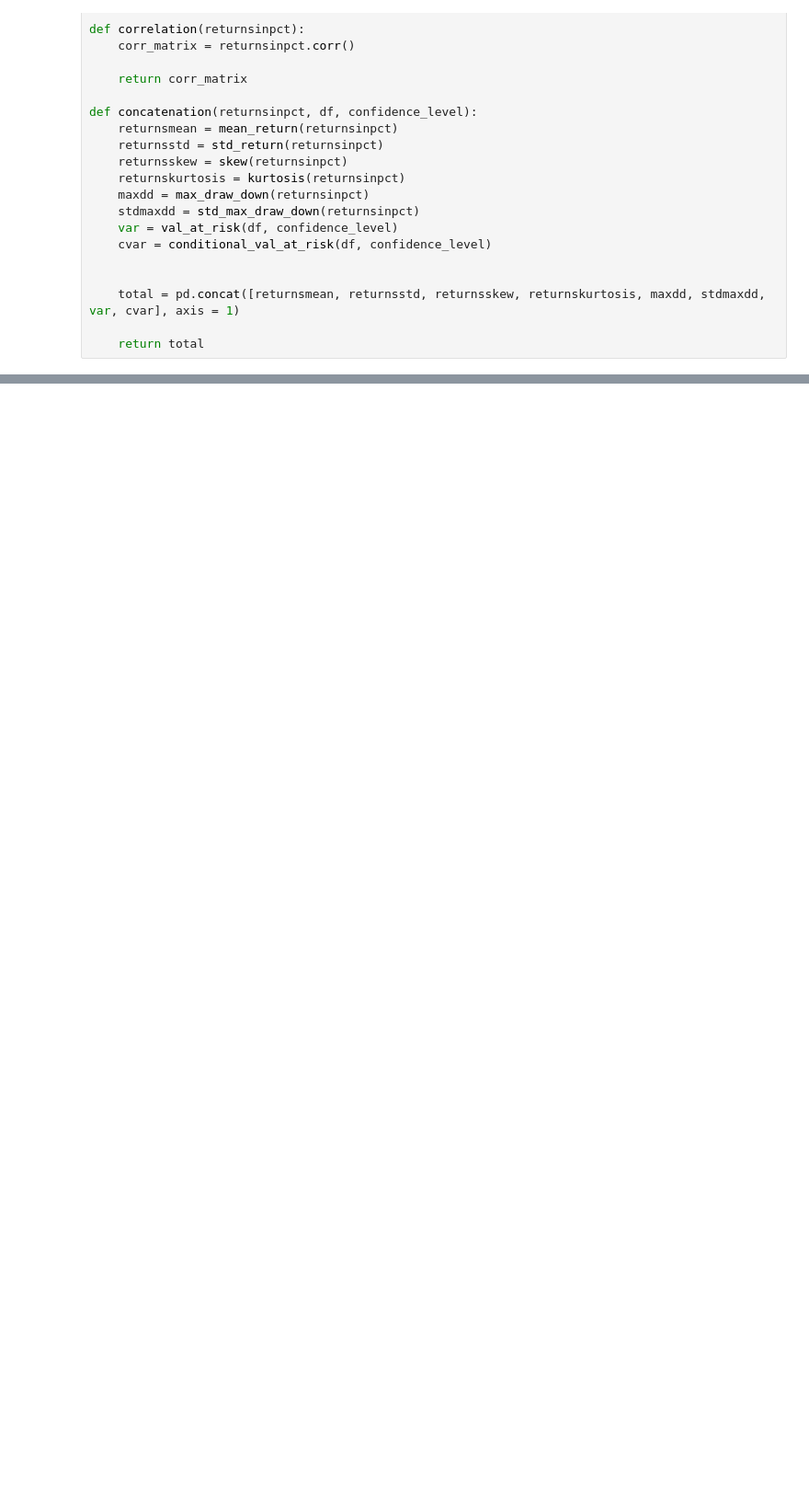
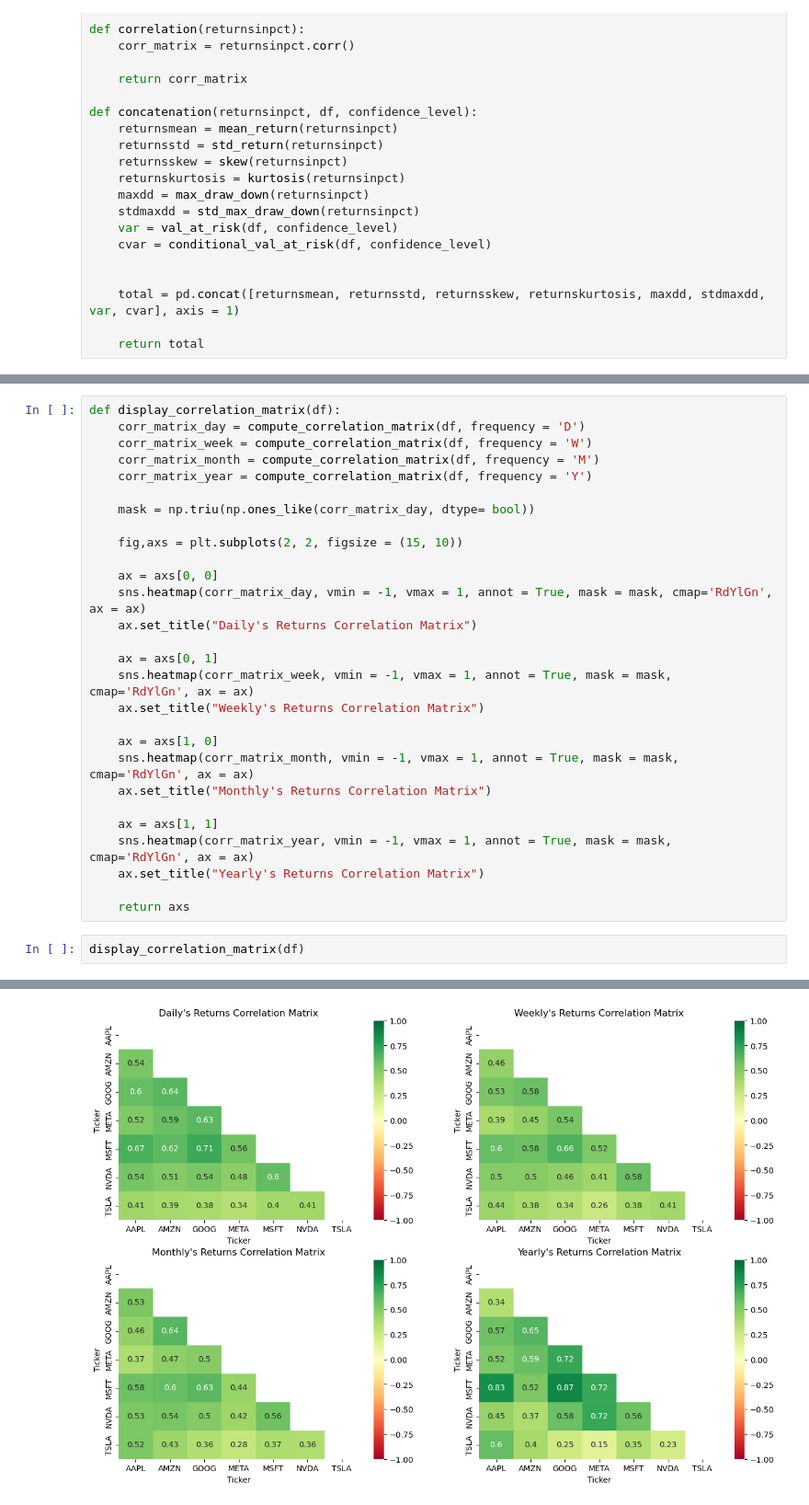
Before and after one commit to AlexandreOnofreDias/Introduction-To-Finance, a Jupyter notebook: Stocks Information.ipynb, the cells around one changed output, grey strips where cells are left out. Shown at 92% size. Saved outputs shown, nothing was run; the diff lists cells and outputs as text; blank space fills up the shorter version.

```diff
--- a/Stocks Information.ipynb
+++ b/Stocks Information.ipynb
@@ -186,0 +240,31 @@ concatenation(df['Adj Close'].pct_change().fillna(0), df, 0.95)
+# %%
+def display_correlation_matrix(df):
+    corr_matrix_day = compute_correlation_matrix(df, frequency = 'D')
+    corr_matrix_week = compute_correlation_matrix(df, frequency = 'W')
+    corr_matrix_month = compute_correlation_matrix(df, frequency = 'M')
+    corr_matrix_year = compute_correlation_matrix(df, frequency = 'Y')
+
+    mask = np.triu(np.ones_like(corr_matrix_day, dtype= bool))
+
+    fig,axs = plt.subplots(2, 2, figsize = (15, 10))
+
+    ax = axs[0, 0]
+    sns.heatmap(corr_matrix_day, vmin = -1, vmax = 1, annot = True, mask = mask, cmap='RdYlGn', ax = ax)
+    ax.set_title("Daily's Returns Correlation Matrix")
+
+    ax = axs[0, 1]
+    sns.heatmap(corr_matrix_week, vmin = -1, vmax = 1, annot = True, mask = mask, cmap='RdYlGn', ax = ax)
+    ax.set_title("Weekly's Returns Correlation Matrix")
+
+    ax = axs[1, 0]
+    sns.heatmap(corr_matrix_month, vmin = -1, vmax = 1, annot = True, mask = mask, cmap='RdYlGn', ax = ax)
+    ax.set_title("Monthly's Returns Correlation Matrix")
+
+    ax = axs[1, 1]
+    sns.heatmap(corr_matrix_year, vmin = -1, vmax = 1, annot = True, mask = mask, cmap='RdYlGn', ax = ax)
+    ax.set_title("Yearly's Returns Correlation Matrix")
+
+    return axs
+# %%
+display_correlation_matrix(df)
+# %% [output]
@@ -186,0 +276 @@ concatenation(df['Adj Close'].pct_change().fillna(0), df, 0.95)
+[figure, added]
```
Also changed, not shown: parts of 11 cells of this notebook.
